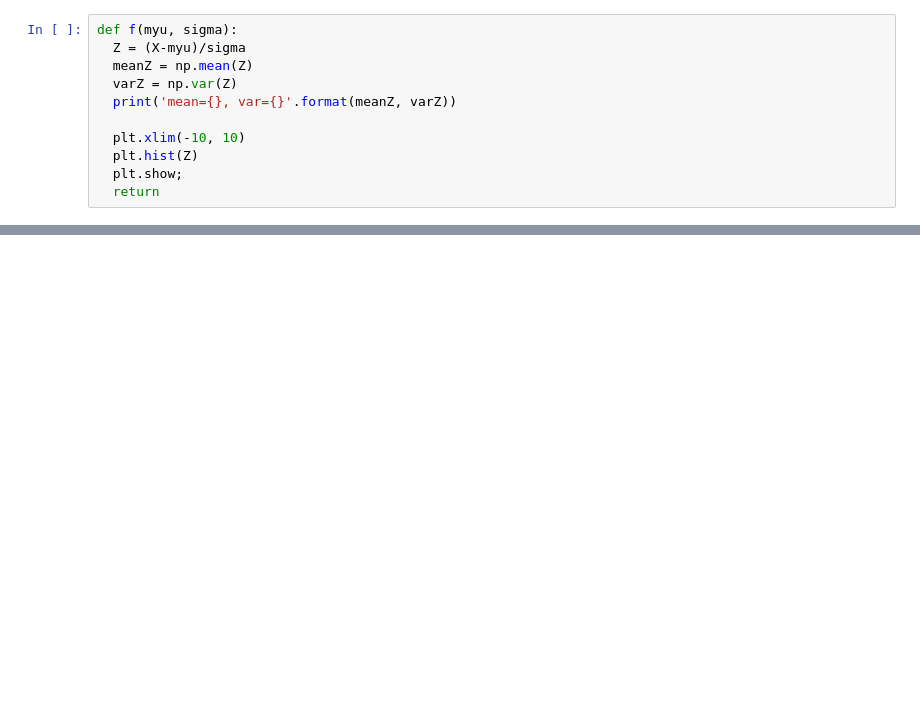
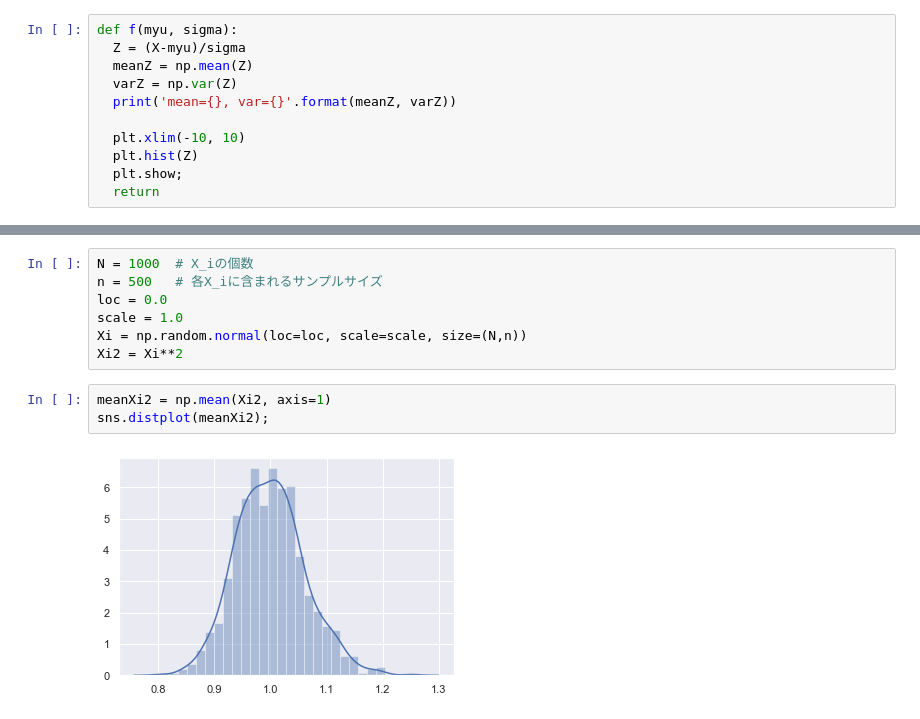
Before and after one commit to RTstudy/StatisticsStudy, a Jupyter notebook: exercise_03/exercise_03-2_matsudo840.ipynb, the cells around one changed output, grey strips where cells are left out. Drawn from its saved outputs; the diff is of its cells as text; blank space fills up the shorter version.

```diff
--- a/exercise_03/exercise_03-2_matsudo840.ipynb
+++ b/exercise_03/exercise_03-2_matsudo840.ipynb
@@ -79,0 +128,12 @@ interactive(children=(FloatSlider(value=0.0, description='myu', max=7.0, min=-7.
+# %%
+N = 1000  # X_iの個数
+n = 500   # 各X_iに含まれるサンプルサイズ
+loc = 0.0
+scale = 1.0
+Xi = np.random.normal(loc=loc, scale=scale, size=(N,n))
+Xi2 = Xi**2
+# %%
+meanXi2 = np.mean(Xi2, axis=1)
+sns.distplot(meanXi2);
+# %% [output]
+[figure, added]
```
Also changed, not shown: parts of 22 cells of this notebook.
